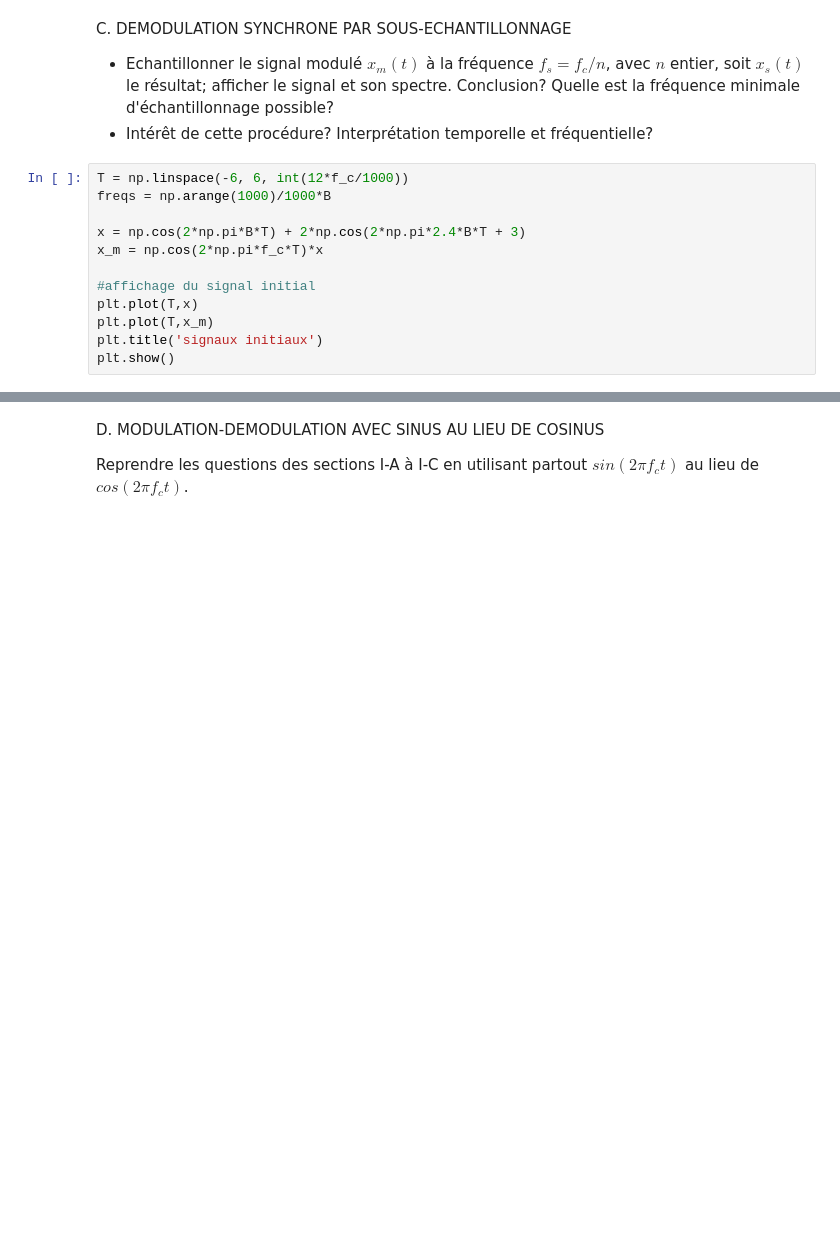
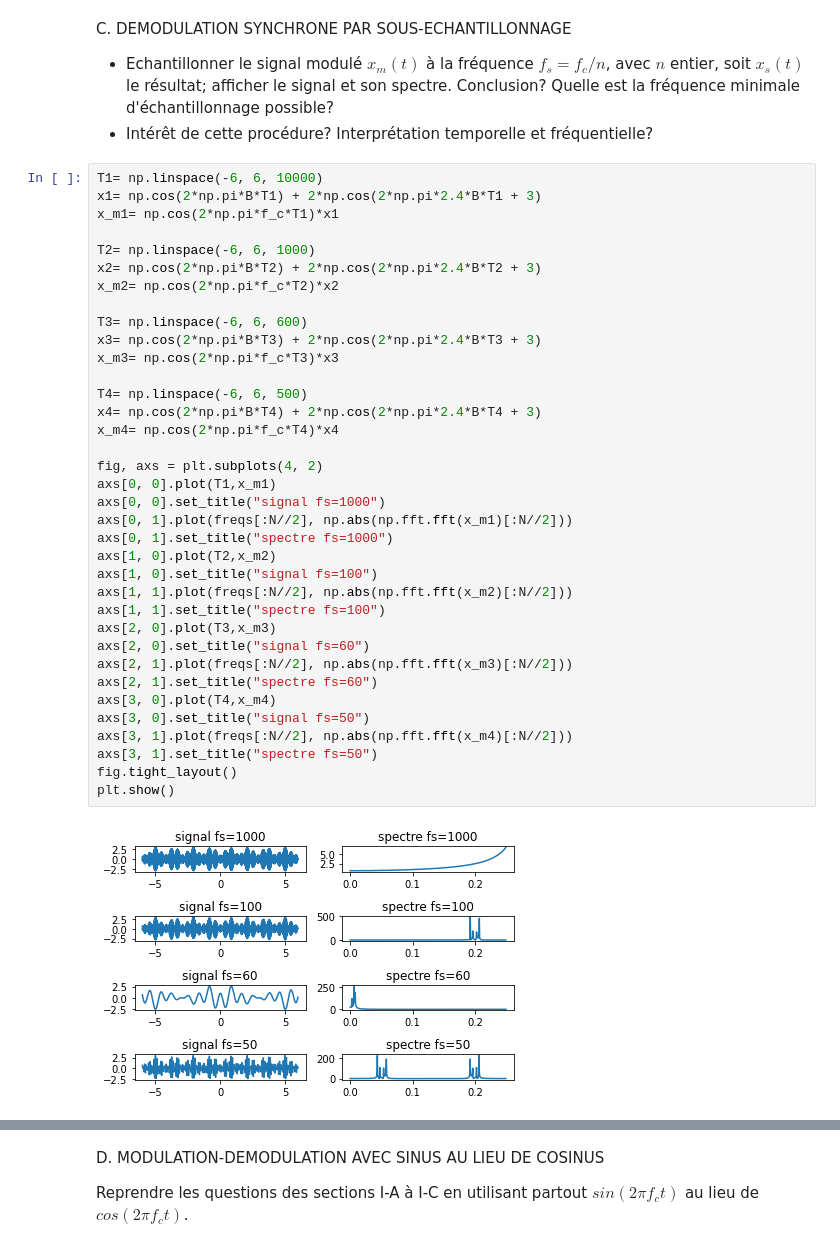
Before and after one commit to jlouard/Projet-Traitement-du-Signal, a Jupyter notebook: Untitled.ipynb, the cells around one changed output, grey strips where cells are left out. Cells and saved outputs as stored; diff of their text form; blank space fills up the shorter version.

```diff
--- a/Untitled.ipynb
+++ b/Untitled.ipynb
@@ -132,15 +138,41 @@ $$
 C. DEMODULATION SYNCHRONE PAR SOUS-ECHANTILLONNAGE
 - Echantillonner le signal modulé $x_m(t)$ à la fréquence $f_s=f_c/n$, avec $n$ entier, soit $x_s(t)$ le résultat; afficher le signal et son spectre. Conclusion? Quelle est la fréquence minimale d'échantillonnage possible?
 - Intérêt de cette procédure? Interprétation temporelle et fréquentielle?
-# %%
-T = np.linspace(-6, 6, int(12*f_c/1000))
-freqs = np.arange(1000)/1000*B
-
-x = np.cos(2*np.pi*B*T) + 2*np.cos(2*np.pi*2.4*B*T + 3)
-x_m = np.cos(2*np.pi*f_c*T)*x
-
-#affichage du signal initial
-plt.plot(T,x)
-plt.plot(T,x_m)
-plt.title('signaux initiaux')
-plt.show()
+# %%
+T1= np.linspace(-6, 6, 10000)
+x1= np.cos(2*np.pi*B*T1) + 2*np.cos(2*np.pi*2.4*B*T1 + 3)
+x_m1= np.cos(2*np.pi*f_c*T1)*x1
+
+T2= np.linspace(-6, 6, 1000)
+x2= np.cos(2*np.pi*B*T2) + 2*np.cos(2*np.pi*2.4*B*T2 + 3)
+x_m2= np.cos(2*np.pi*f_c*T2)*x2
+
+T3= np.linspace(-6, 6, 600)
+x3= np.cos(2*np.pi*B*T3) + 2*np.cos(2*np.pi*2.4*B*T3 + 3)
+x_m3= np.cos(2*np.pi*f_c*T3)*x3
+
+T4= np.linspace(-6, 6, 500)
+x4= np.cos(2*np.pi*B*T4) + 2*np.cos(2*np.pi*2.4*B*T4 + 3)
+x_m4= np.cos(2*np.pi*f_c*T4)*x4
+
+fig, axs = plt.subplots(4, 2)
+axs[0, 0].plot(T1,x_m1)
+axs[0, 0].set_title("signal fs=1000")
+axs[0, 1].plot(freqs[:N//2], np.abs(np.fft.fft(x_m1)[:N//2]))
+axs[0, 1].set_title("spectre fs=1000")
+axs[1, 0].plot(T2,x_m2)
+axs[1, 0].set_title("signal fs=100")
+axs[1, 1].plot(freqs[:N//2], np.abs(np.fft.fft(x_m2)[:N//2]))
+axs[1, 1].set_title("spectre fs=100")
+axs[2, 0].plot(T3,x_m3)
+axs[2, 0].set_title("signal fs=60")
+axs[2, 1].plot(freqs[:N//2], np.abs(np.fft.fft(x_m3)[:N//2]))
+axs[2, 1].set_title("spectre fs=60")
+axs[3, 0].plot(T4,x_m4)
+axs[3, 0].set_title("signal fs=50")
+axs[3, 1].plot(freqs[:N//2], np.abs(np.fft.fft(x_m4)[:N//2]))
+axs[3, 1].set_title("spectre fs=50")
+fig.tight_layout()
+plt.show()
+# %% [output]
+[figure, added]
```
Also changed, not shown: parts of 11 cells of this notebook.
